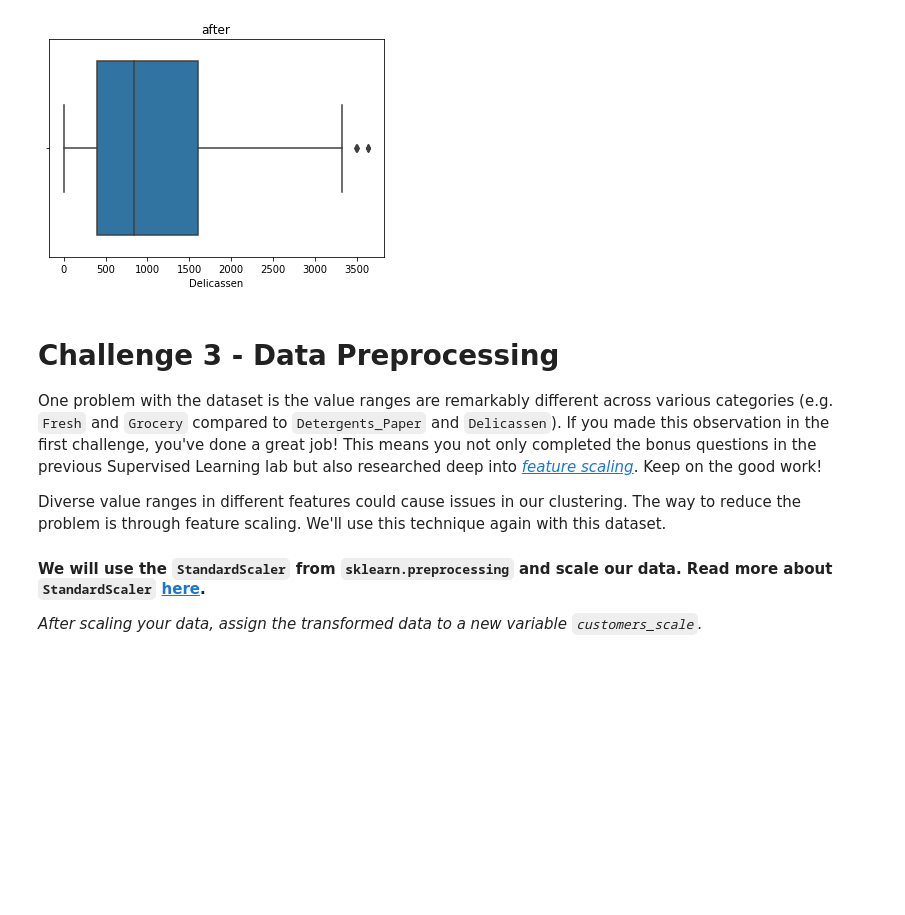
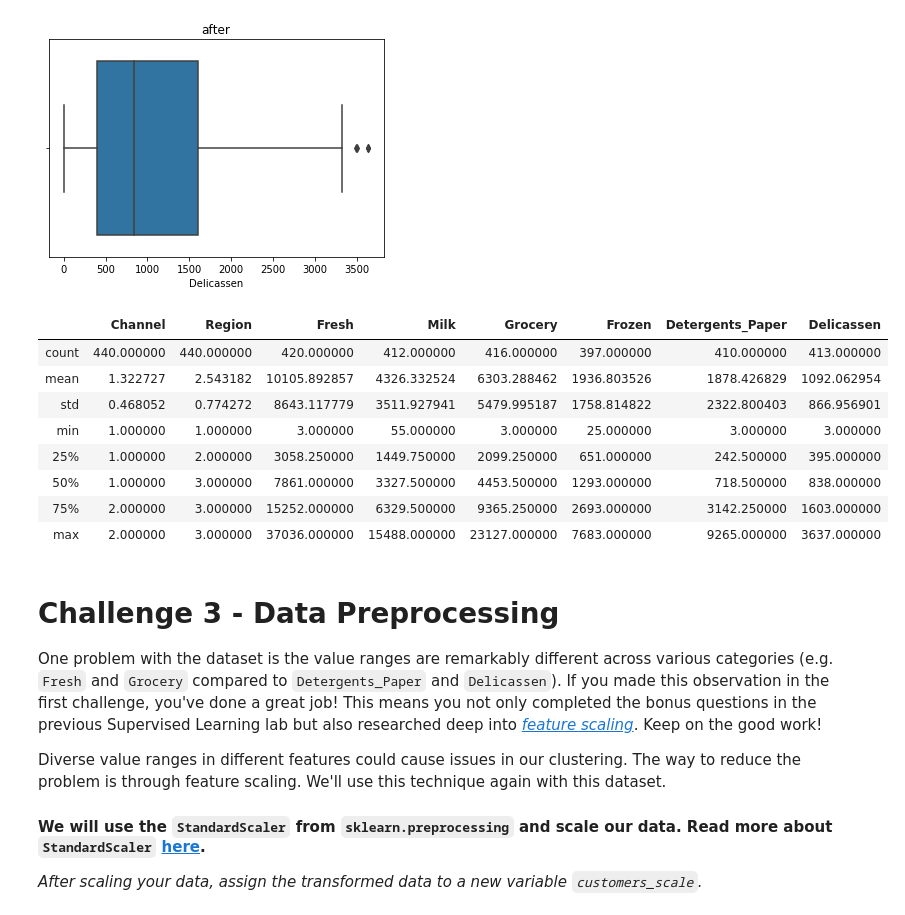
Before and after one commit to ta-data-lis/lab-unsupervised-learning, a Jupyter notebook: your-code/main.ipynb, the cells around one changed output. Drawn from its saved outputs; the diff is of its cells as text; code cells hidden in the pictures; blank space fills up the shorter version.

```diff
--- a/your-code/main.ipynb
+++ b/your-code/main.ipynb
@@ -209,0 +208,12 @@ plt.show()
+# %%
+customers.describe()
+# %% [output]
+|  | Channel | Region | Fresh | Milk | Grocery | Frozen | Detergents_Paper | Delicassen |
+| count | 440.000000 | 440.000000 | 420.000000 | 412.000000 | 416.000000 | 397.000000 | 410.000000 | 413.000000 |
+| mean | 1.322727 | 2.543182 | 10105.892857 | 4326.332524 | 6303.288462 | 1936.803526 | 1878.426829 | 1092.062954 |
+| std | 0.468052 | 0.774272 | 8643.117779 | 3511.927941 | 5479.995187 | 1758.814822 | 2322.800403 | 866.956901 |
+| min | 1.000000 | 1.000000 | 3.000000 | 55.000000 | 3.000000 | 25.000000 | 3.000000 | 3.000000 |
+| 25% | 1.000000 | 2.000000 | 3058.250000 | 1449.750000 | 2099.250000 | 651.000000 | 242.500000 | 395.000000 |
+| 50% | 1.000000 | 3.000000 | 7861.000000 | 3327.500000 | 4453.500000 | 1293.000000 | 718.500000 | 838.000000 |
+| 75% | 2.000000 | 3.000000 | 15252.000000 | 6329.500000 | 9365.250000 | 2693.000000 | 3142.250000 | 1603.000000 |
+| max | 2.000000 | 3.000000 | 37036.000000 | 15488.000000 | 23127.000000 | 7683.000000 | 9265.000000 | 3637.000000 |
```
Also changed, not shown: parts of 6 cells of this notebook.
